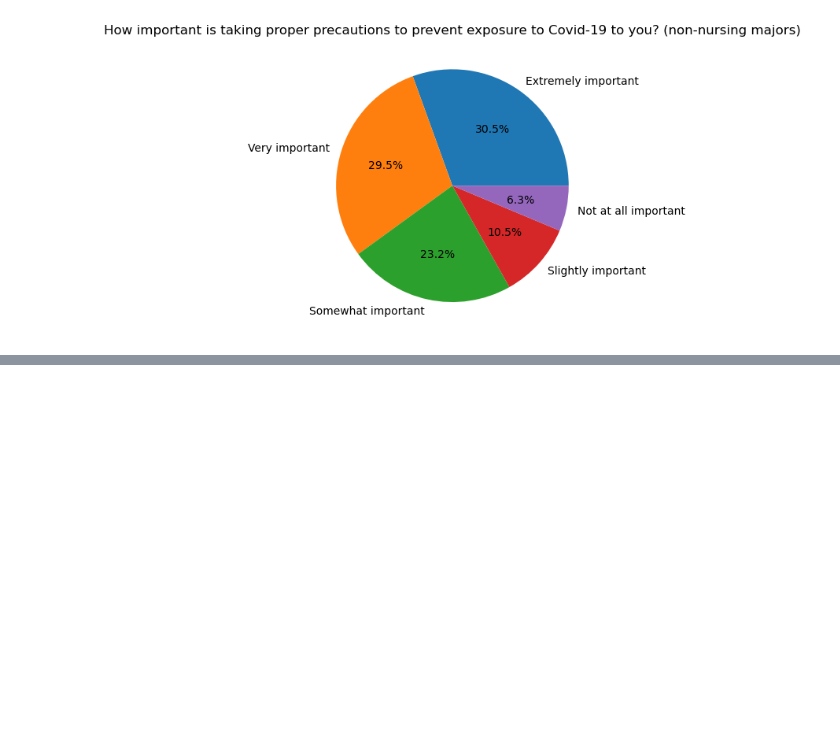
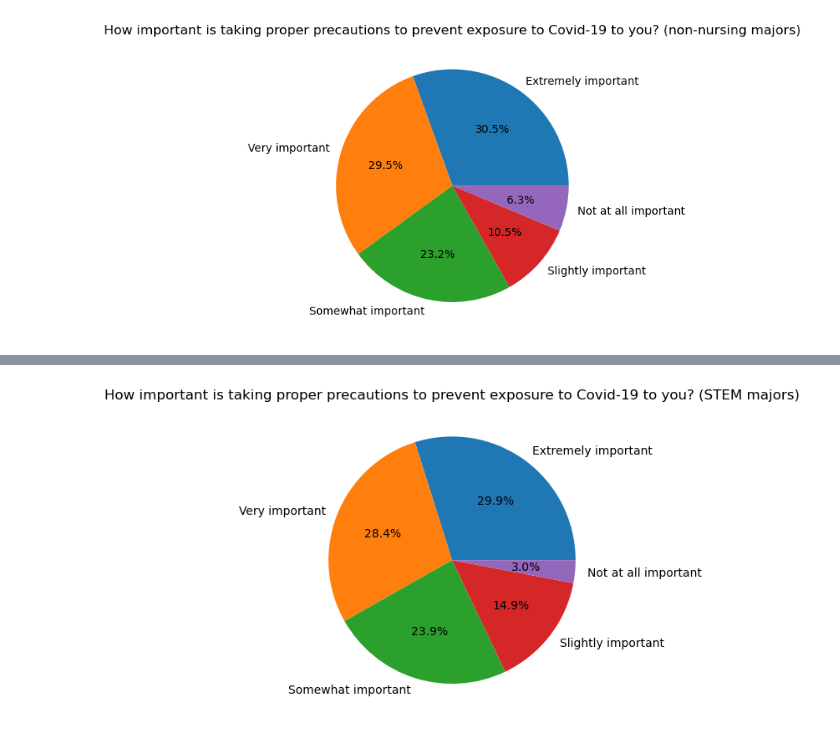
Before and after one commit to thisguyneil/CollegeMajorvsCovid-Revisited, a Jupyter notebook: CollegeMajorvsCovid.ipynb, the cells around one changed output, grey strips where cells are left out. Drawn from its saved outputs; the diff is of its cells as text; code cells hidden in the pictures; blank space fills up the shorter version.

Commit message:
Trimmed down readme, added more graphs

```diff
--- a/CollegeMajorvsCovid.ipynb
+++ b/CollegeMajorvsCovid.ipynb
@@ -94,0 +103,9 @@ plt.show()
+# %%
+#Lets start by making an element for just STEM majors
+stem_df = df[df['STEMvsNon-STEM'] == 'STEM']
+counts_stem = stem_df['question_2'].value_counts()
+plt.pie(counts_stem, labels=counts_stem.index, autopct='%1.1f%%')
+plt.title('How important is taking proper precautions to prevent exposure to Covid-19 to you? (STEM majors)')
+plt.show()
+# %% [output]
+[figure, added]
```
Also changed, not shown: parts of 10 cells of this notebook, 1 other file.
